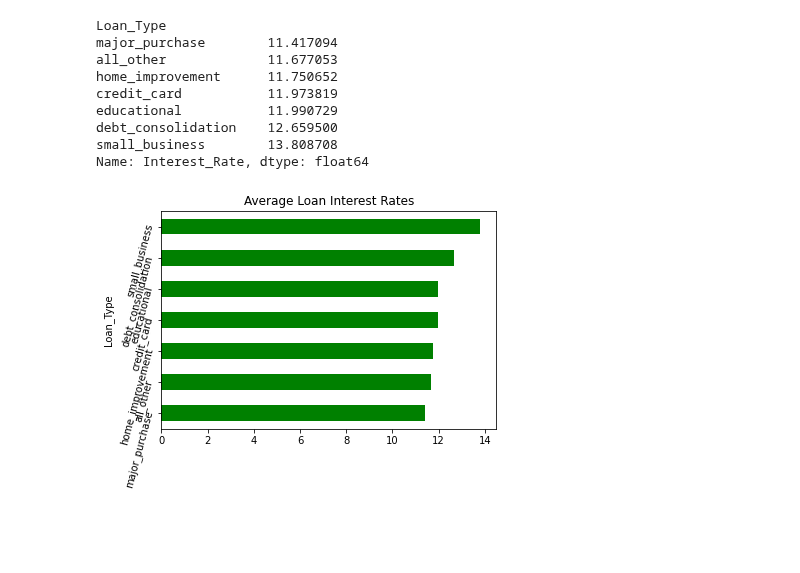
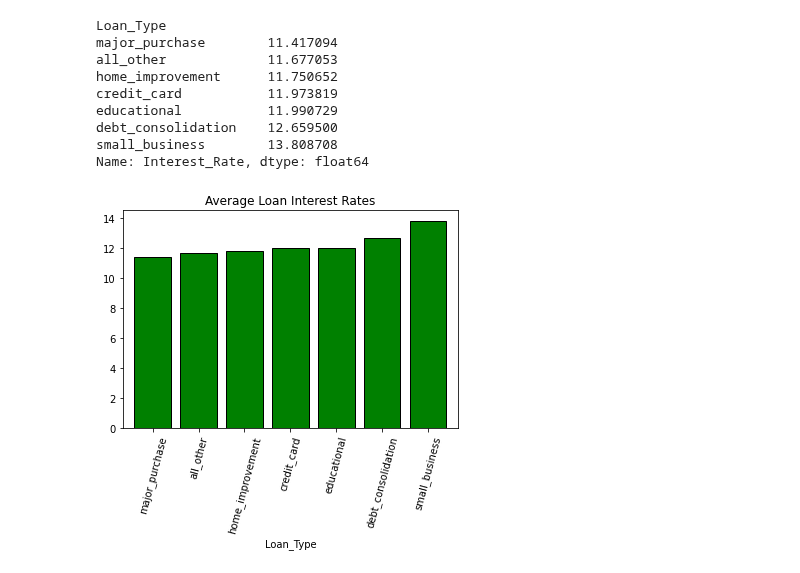
Before and after one commit to paulywog13/loan_data_analysis, a Jupyter notebook: Loan_Data_Analysis.ipynb, the cells around one changed output. Saved outputs shown, nothing was run; the diff lists cells and outputs as text; code cells hidden in the pictures; blank space fills up the shorter version.

Commit message:
Added graphs for loan data comparison and analysis.

```diff
--- a/Loan_Data_Analysis.ipynb
+++ b/Loan_Data_Analysis.ipynb
@@ -158,7 +169,7 @@ debt_consolidation    12.659500
 small_business        13.808708
 Name: Interest_Rate, dtype: float64
 # %%
-interest_rate_plot = loan_type_avg_int_rate.plot.barh(title = "Average Loan Interest Rates",
+interest_rate_plot = loan_type_avg_int_rate.plot.bar(title = "Average Loan Interest Rates", width = 0.8, edgecolor = 'black',
                                                      color = "g", rot = 75)
 # %% [output]
-[figure, old version]
+[figure, new version]
```
Also changed, not shown: parts of 4 cells of this notebook.
